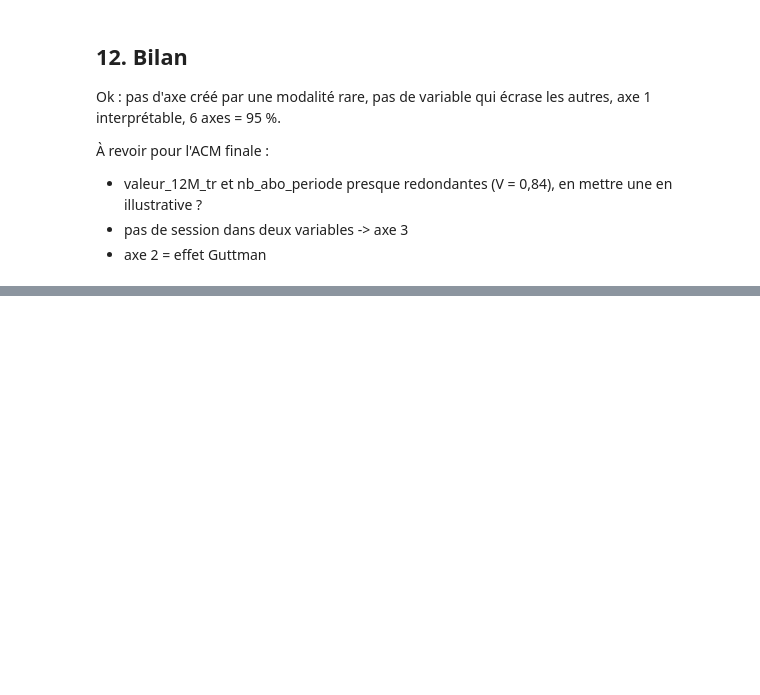
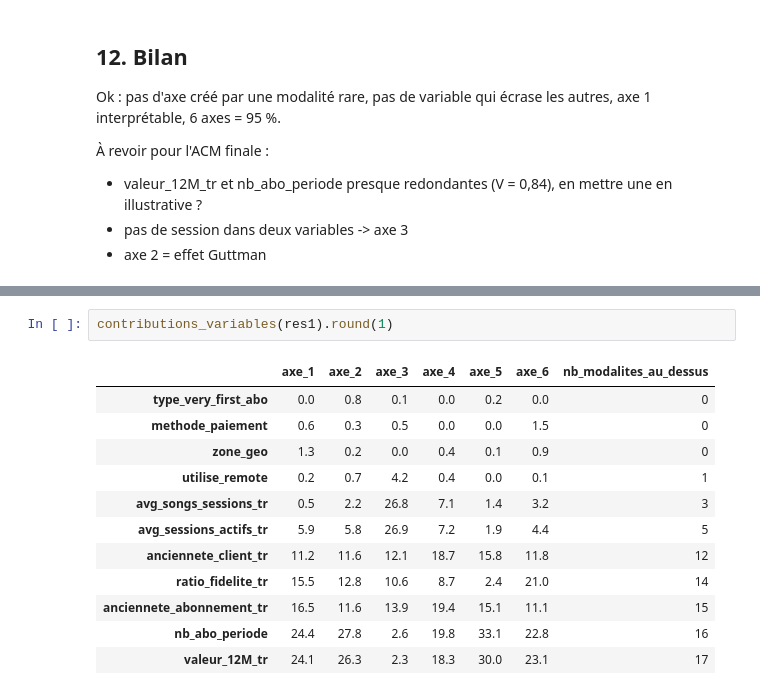
Before and after one commit to MoussaLabs/Clustering, a Jupyter notebook: analyse_avant_acm_v2.ipynb, the cells around one changed output, grey strips where cells are left out. Drawn from its saved outputs; the diff is of its cells as text; blank space fills up the shorter version.

```diff
--- a/analyse_avant_acm_v2.ipynb
+++ b/analyse_avant_acm_v2.ipynb
@@ -1866,0 +2197,15 @@ Ok : pas d'axe créé par une modalité rare, pas de variable qui écrase les au
+# %%
+contributions_variables(res1).round(1)
+# %% [output]
+|  | axe_1 | axe_2 | axe_3 | axe_4 | axe_5 | axe_6 | nb_modalites_au_dessus |
+| type_very_first_abo | 0.0 | 0.8 | 0.1 | 0.0 | 0.2 | 0.0 | 0 |
+| methode_paiement | 0.6 | 0.3 | 0.5 | 0.0 | 0.0 | 1.5 | 0 |
+| zone_geo | 1.3 | 0.2 | 0.0 | 0.4 | 0.1 | 0.9 | 0 |
+| utilise_remote | 0.2 | 0.7 | 4.2 | 0.4 | 0.0 | 0.1 | 1 |
+| avg_songs_sessions_tr | 0.5 | 2.2 | 26.8 | 7.1 | 1.4 | 3.2 | 3 |
+| avg_sessions_actifs_tr | 5.9 | 5.8 | 26.9 | 7.2 | 1.9 | 4.4 | 5 |
+| anciennete_client_tr | 11.2 | 11.6 | 12.1 | 18.7 | 15.8 | 11.8 | 12 |
+| ratio_fidelite_tr | 15.5 | 12.8 | 10.6 | 8.7 | 2.4 | 21.0 | 14 |
+| anciennete_abonnement_tr | 16.5 | 11.6 | 13.9 | 19.4 | 15.1 | 11.1 | 15 |
+| nb_abo_periode | 24.4 | 27.8 | 2.6 | 19.8 | 33.1 | 22.8 | 16 |
+| valeur_12M_tr | 24.1 | 26.3 | 2.3 | 18.3 | 30.0 | 23.1 | 17 |
```
Also changed, not shown: parts of 45 cells of this notebook, 1 other file.
